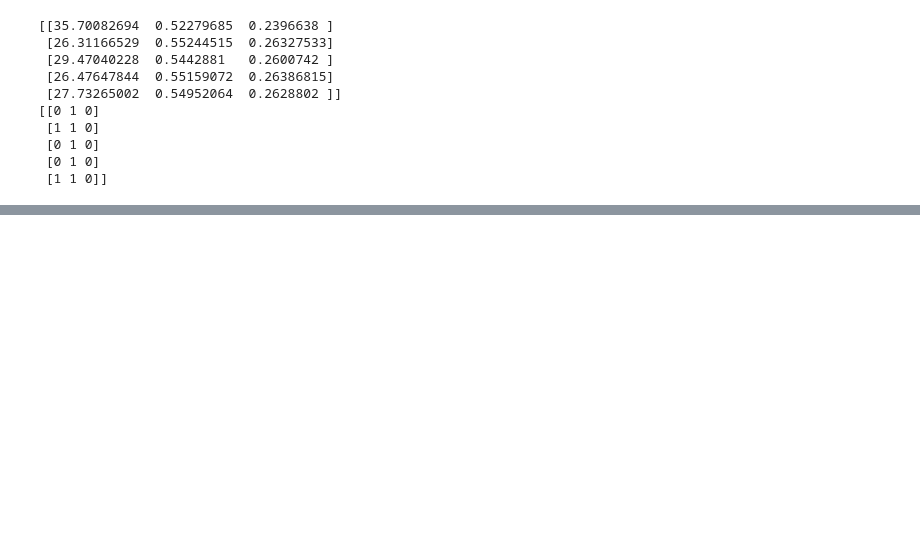
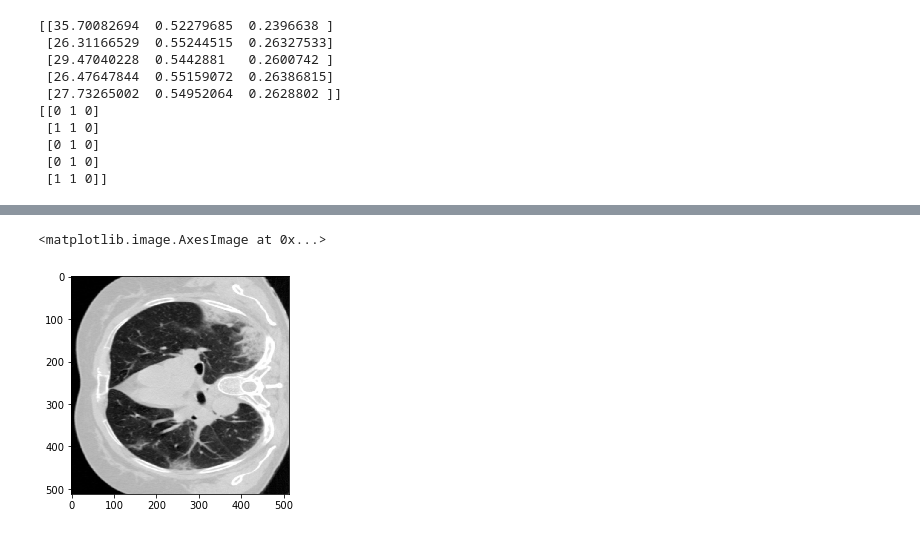
Before and after one commit to OscarEsC/covid19_symptoms_detector, a Jupyter notebook: covid19_symptoms_detector.py.ipynb, the cells around one changed output, grey strips where cells are left out. Saved outputs shown, nothing was run; the diff lists cells and outputs as text; code cells hidden in the pictures; blank space fills up the shorter version.

```diff
--- a/covid19_symptoms_detector.py.ipynb
+++ b/covid19_symptoms_detector.py.ipynb
@@ -604,0 +621,9 @@ print(new_labels)
+# %%
+#Imprimimos imagen
+imgs = nib.load(images_filename).get_fdata()
+masks = nib.load(masks_filename).get_fdata()
+pic=(imgs[:,:,34])
+plt.imshow(pic,cmap="gray")
+# %% [output]
+<matplotlib.image.AxesImage at 0x...>
+[figure, added]
```
Also changed, not shown: parts of 17 cells of this notebook.
